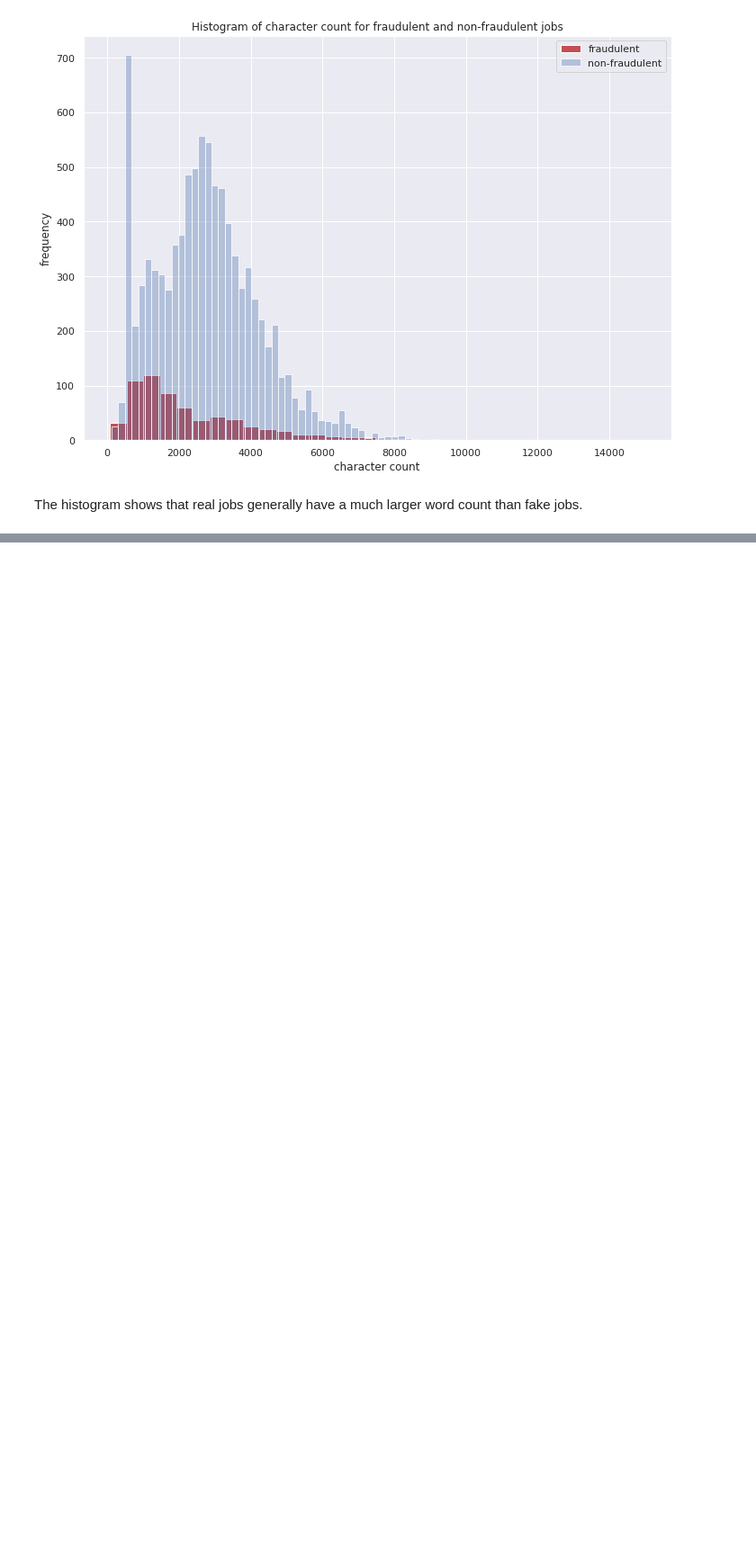
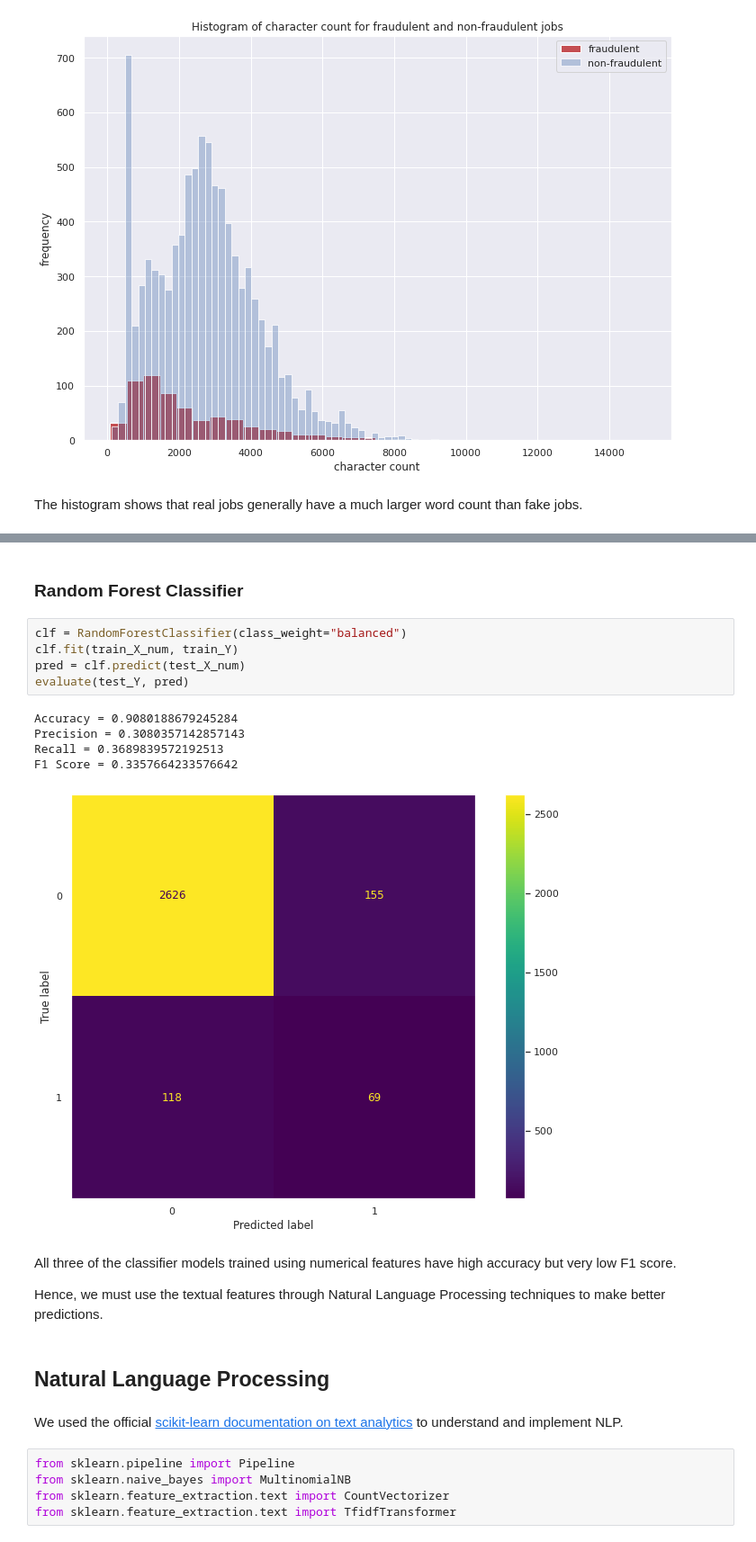
Before and after one commit to Mutahar789/Fraudulent-Job-Prediction, a Jupyter notebook: Fraudulent Job Predictor.ipynb, the cells around one changed output, grey strips where cells are left out. Shown: that part at 90% size. Cells and saved outputs as stored; diff of their text form; blank space fills up the shorter version.

```diff
--- a/Fraudulent Job Predictor.ipynb
+++ b/Fraudulent Job Predictor.ipynb
@@ -295,0 +410,26 @@ The histogram shows that real jobs generally have a much larger word count than
+# %% [markdown]
+### Random Forest Classifier
+# %%
+clf = RandomForestClassifier(class_weight="balanced")
+clf.fit(train_X_num, train_Y)
+pred = clf.predict(test_X_num)
+evaluate(test_Y, pred)
+# %% [output]
+Accuracy = 0.9080188679245284
+Precision = 0.3080357142857143
+Recall = 0.3689839572192513
+F1 Score = 0.3357664233576642
+[figure, added]
+# %% [markdown]
+All three of the classifier models trained using numerical features have high accuracy but very low F1 score.
+
+Hence, we must use the textual features through Natural Language Processing techniques to make better predictions.
+# %% [markdown]
+## Natural Language Processing
+# %% [markdown]
+We used the official [scikit-learn documentation on text analytics](https://scikit-learn.org/stable/tutorial/text_analytics/working_with_text_data.html) to understand and implement NLP.
+# %%
+from sklearn.pipeline import Pipeline
+from sklearn.naive_bayes import MultinomialNB
+from sklearn.feature_extraction.text import CountVectorizer
+from sklearn.feature_extraction.text import TfidfTransformer
```
Also changed, not shown: parts of 48 cells of this notebook, 2 other files.
